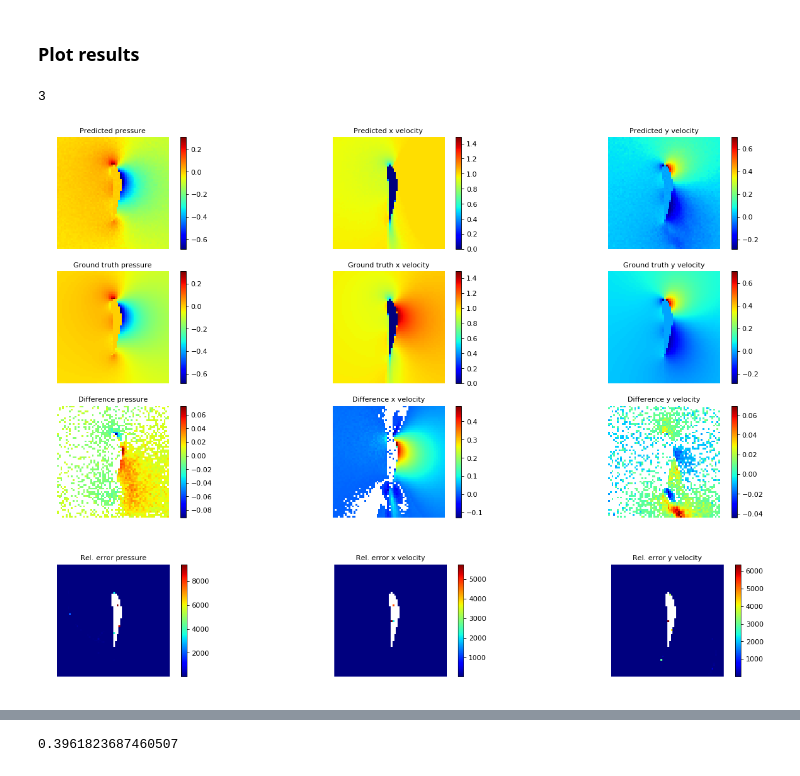
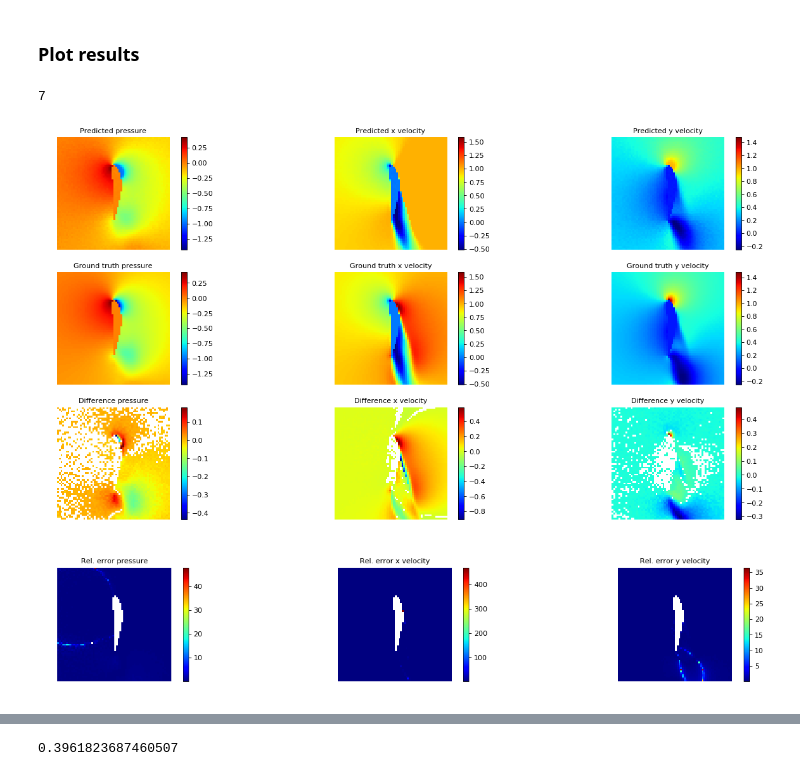
Before and after one commit to BSVogler/ferienakademie2018-accelerating-physics-with-deep-learning, a Jupyter notebook: Tutorial_1.ipynb, the cells around one changed output, grey strips where cells are left out. Saved outputs shown, nothing was run; the diff lists cells and outputs as text; code cells hidden in the pictures.

Commit message:
images

```diff
--- a/Tutorial_1.ipynb
+++ b/Tutorial_1.ipynb
@@ -345,9 +449,9 @@ args = arg_getter(truth,predictions)
 # %%
-plotter(predictions,truth,index = args[0])
+plotter(predictions,truth,index = args[-1])
 # %% [output]
-3
+7
-[figure, old version]
+[figure, new version]
-[figure, old version]
+[figure, new version]
 # %%
 def get_mean_img(reference,output):
     mean_ref = reference.sum(axis = 0)/len(reference)
```
Also changed, not shown: parts of 3 cells of this notebook, 4 other files.
